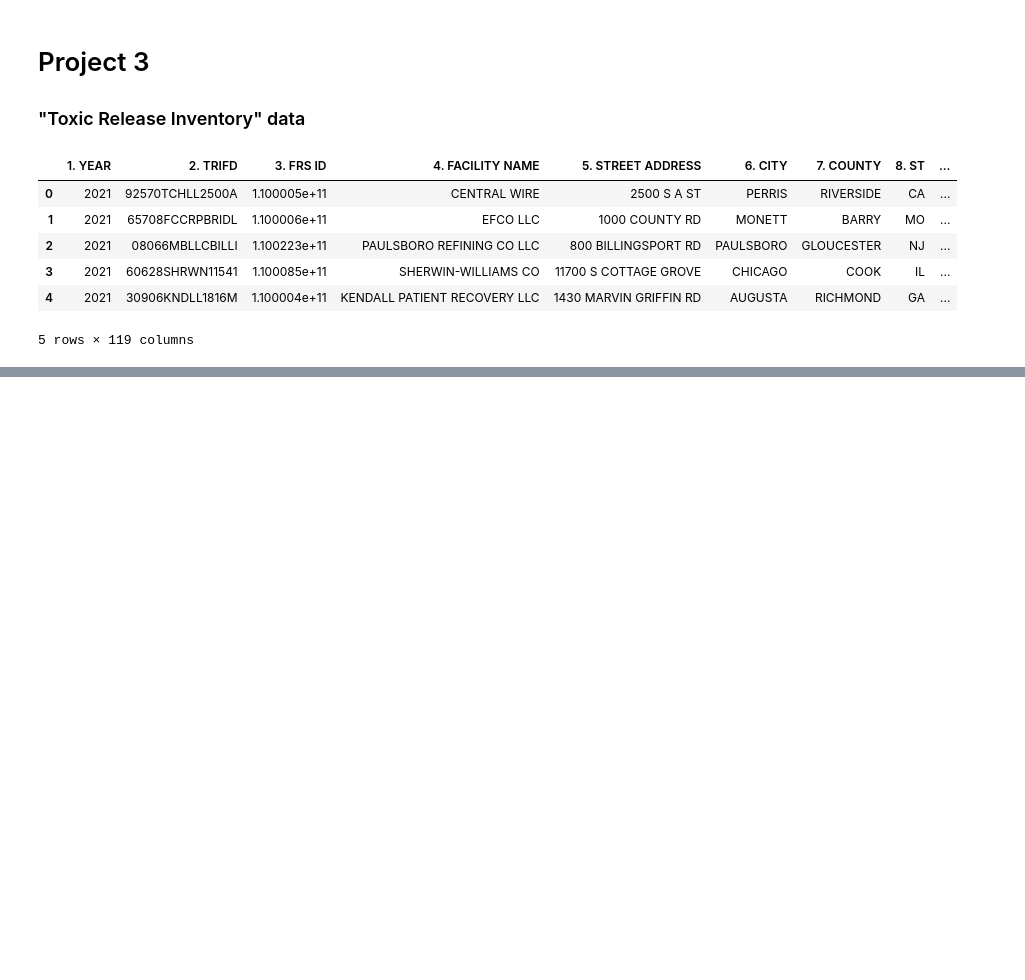
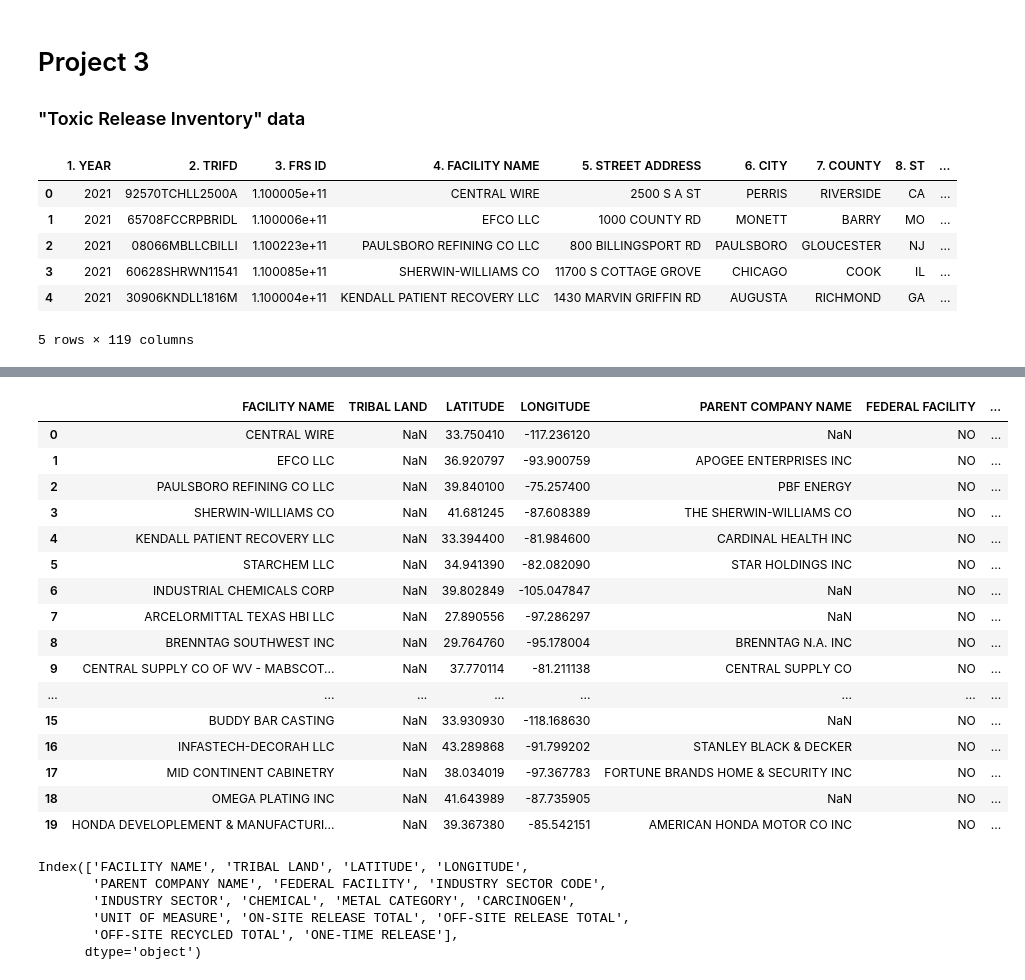
Before and after one commit to lathamlm/Project-03, a Jupyter notebook: cleaning_data.ipynb, the cells around one changed output, grey strips where cells are left out. Cells and saved outputs as stored; diff of their text form; code cells hidden in the pictures; blank space fills up the shorter version.

```diff
--- a/cleaning_data.ipynb
+++ b/cleaning_data.ipynb
@@ -21,3 +21,8 @@ tri_df.head()
 | 3 | 2021 | 60628SHRWN11541 | 1.100085e+11 | SHERWIN-WILLIAMS CO | 11700 S COTTAGE GROVE | CHICAGO | COOK | IL | ... |
 | 4 | 2021 | 30906KNDLL1816M | 1.100004e+11 | KENDALL PATIENT RECOVERY LLC | 1430 MARVIN GRIFFIN RD | AUGUSTA | RICHMOND | GA | ... |
 5 rows × 119 columns
+# %%
+tri_columns = tri_df[["4. FACILITY NAME", "11. TRIBE", "12. LATITUDE","13. LONGITUDE", "15. PARENT CO NAME", "18. FEDERAL FACILITY", "19. INDUSTRY SECTOR CODE",
+                      "20. INDUSTRY SECTOR", "34. CHEMICAL", "42. METAL CATEGORY", "43. CARCINOGEN", "47. UNIT OF MEASURE",
+                      "62. ON-SITE RELEASE TOTAL", "85. OFF-SITE RELEASE TOTAL", "91. OFF-SITE RECYCLED TOTAL", "117. 8.8 - ONE-TIME RELEASE"]]
+tri_columns
@@ -23,0 +43,7 @@ tri_df.head()
+# %%
+tri_columns_rename = tri_columns.rename(columns={"4. FACILITY NAME":"FACILITY NAME", "11. TRIBE":"TRIBAL LAND", "12. LATITUDE":"LATITUDE","13. LONGITUDE":"LONGITUDE",
+                                                "15. PARENT CO NAME":"PARENT COMPANY NAME", "18. FEDERAL FACILITY":"FEDERAL FACILITY", "19. INDUSTRY SECTOR CODE":"INDUSTRY SECTOR CODE",
+                                                "20. INDUSTRY SECTOR":"INDUSTRY SECTOR", "34. CHEMICAL":"CHEMICAL", "42. METAL CATEGORY":"METAL CATEGORY", "43. CARCINOGEN":"CARCINOGEN",
+                                                "47. UNIT OF MEASURE":"UNIT OF MEASURE","62. ON-SITE RELEASE TOTAL":"ON-SITE RELEASE TOTAL", "85. OFF-SITE RELEASE TOTAL":"OFF-SITE RELEASE TOTAL",
+                                                "91. OFF-SITE RECYCLED TOTAL":"OFF-SITE RECYCLED TOTAL", "117. 8.8 - ONE-TIME RELEASE":"ONE-TIME RELEASE"})
+tri_columns_rename.head()
@@ -23,0 +57,30 @@ tri_df.head()
+# %%
+tri_pounds = tri_columns_rename.loc[tri_columns_rename["UNIT OF MEASURE"] == 'Pounds']
+tri_pounds.head(20)
+# %% [output]
+|  | FACILITY NAME | TRIBAL LAND | LATITUDE | LONGITUDE | PARENT COMPANY NAME | FEDERAL FACILITY | ... |
+| 0 | CENTRAL WIRE | NaN | 33.750410 | -117.236120 | NaN | NO | ... |
+| 1 | EFCO LLC | NaN | 36.920797 | -93.900759 | APOGEE ENTERPRISES INC | NO | ... |
+| 2 | PAULSBORO REFINING CO LLC | NaN | 39.840100 | -75.257400 | PBF ENERGY | NO | ... |
+| 3 | SHERWIN-WILLIAMS CO | NaN | 41.681245 | -87.608389 | THE SHERWIN-WILLIAMS CO | NO | ... |
+| 4 | KENDALL PATIENT RECOVERY LLC | NaN | 33.394400 | -81.984600 | CARDINAL HEALTH INC | NO | ... |
+| 5 | STARCHEM LLC | NaN | 34.941390 | -82.082090 | STAR HOLDINGS INC | NO | ... |
+| 6 | INDUSTRIAL CHEMICALS CORP | NaN | 39.802849 | -105.047847 | NaN | NO | ... |
+| 7 | ARCELORMITTAL TEXAS HBI LLC | NaN | 27.890556 | -97.286297 | NaN | NO | ... |
+| 8 | BRENNTAG SOUTHWEST INC | NaN | 29.764760 | -95.178004 | BRENNTAG N.A. INC | NO | ... |
+| 9 | CENTRAL SUPPLY CO OF WV - MABSCOT... | NaN | 37.770114 | -81.211138 | CENTRAL SUPPLY CO | NO | ... |
+| ... | ... | ... | ... | ... | ... | ... | ... |
+| 15 | BUDDY BAR CASTING | NaN | 33.930930 | -118.168630 | NaN | NO | ... |
+| 16 | INFASTECH-DECORAH LLC | NaN | 43.289868 | -91.799202 | STANLEY BLACK & DECKER | NO | ... |
+| 17 | MID CONTINENT CABINETRY | NaN | 38.034019 | -97.367783 | FORTUNE BRANDS HOME & SECURITY INC | NO | ... |
+| 18 | OMEGA PLATING INC | NaN | 41.643989 | -87.735905 | NaN | NO | ... |
+| 19 | HONDA DEVELOPLEMENT & MANUFACTURI... | NaN | 39.367380 | -85.542151 | AMERICAN HONDA MOTOR CO INC | NO | ... |
+# %%
+tri_pounds.columns
+# %% [output]
+Index(['FACILITY NAME', 'TRIBAL LAND', 'LATITUDE', 'LONGITUDE',
+       'PARENT COMPANY NAME', 'FEDERAL FACILITY', 'INDUSTRY SECTOR CODE',
+       'INDUSTRY SECTOR', 'CHEMICAL', 'METAL CATEGORY', 'CARCINOGEN',
+       'UNIT OF MEASURE', 'ON-SITE RELEASE TOTAL', 'OFF-SITE RELEASE TOTAL',
+       'OFF-SITE RECYCLED TOTAL', 'ONE-TIME RELEASE'],
+      dtype='object')
```
Also changed, not shown: parts of 4 cells of this notebook, 1 other file.
